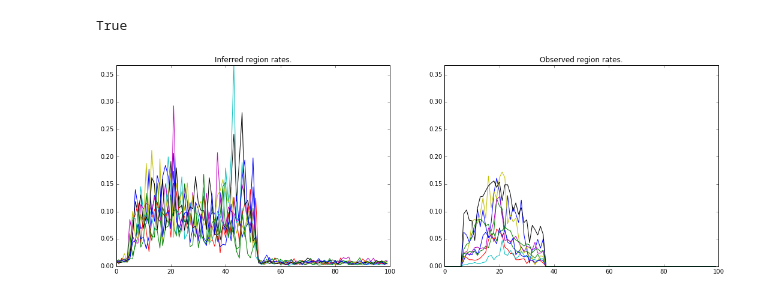
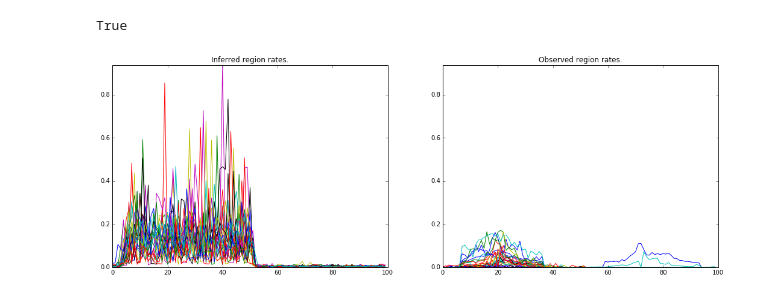
Before and after one commit to tonyduan/ppaml-cp7-blog, a Jupyter notebook: postprocessing.ipynb, the cells around one changed output. Drawn from its saved outputs; the diff is of its cells as text; code cells hidden in the pictures.

```diff
--- a/postprocessing.ipynb
+++ b/postprocessing.ipynb
@@ -20,7 +20,7 @@ if not is_kernel():
         sys.exit()
     INPUT_SIZE = sys.argv[1]
 else:
-    INPUT_SIZE = "Small"
+    INPUT_SIZE = "Middle"
 # %% [markdown]
 **Load previously saved data.**
 # %%
@@ -158,13 +158,13 @@ True
 # %%
 plt.figure(figsize=(18, 6))
 plt.subplot(1,2,1)
-plt.plot(np.array(history)[:,:100].T)
+plt.plot(np.array(history)[:,:].T)
 plt.ylim([0, np.max(history)])
 plt.title("Inferred region rates.")
 plt.subplot(1,2,2)
-plt.plot(obs[:,:100].T)
+plt.plot(obs[:,:].T)
 plt.ylim([0, np.max(history)])
 plt.title("Observed region rates.")
 plt.savefig("out/%s/region_rates.png" % INPUT_SIZE)
 # %% [output]
-[figure, old version]
+[figure, new version]
```
Also changed, not shown: parts of 10 cells of this notebook, 31 other files.
